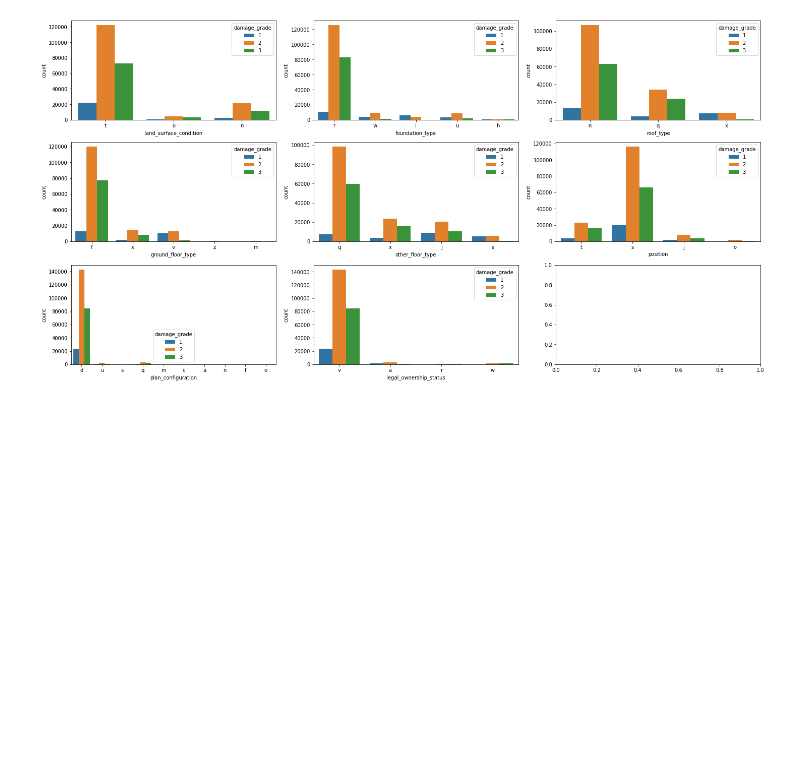
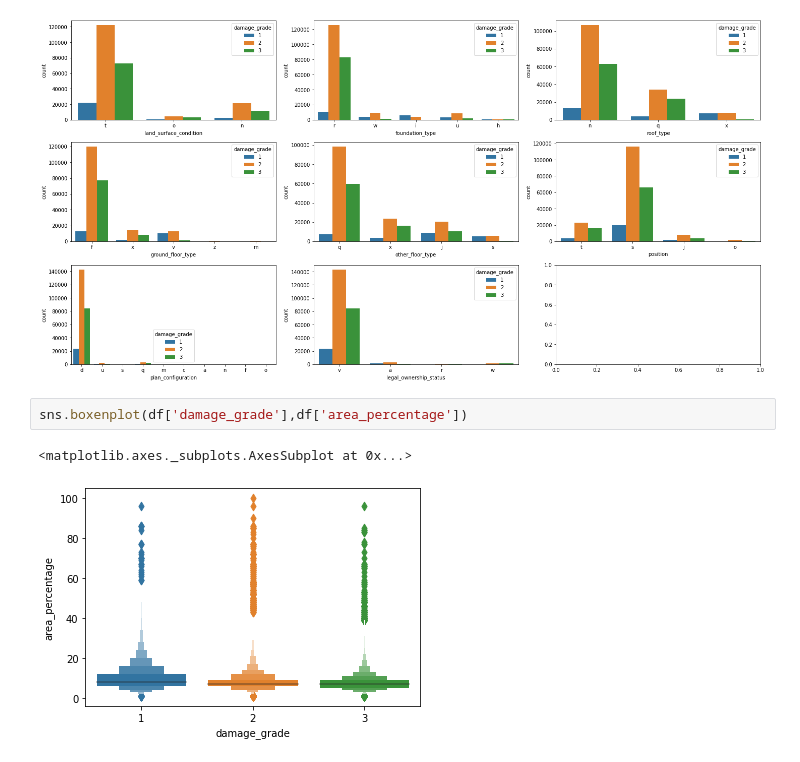
Before and after one commit to VandhanaV/Richetors-predictor-, a Jupyter notebook: RP.ipynb, the cells around one changed output. Cells and saved outputs as stored; diff of their text form; blank space fills up the shorter version.

```diff
--- a/RP.ipynb
+++ b/RP.ipynb
@@ -182,3 +262,8 @@ for ax,col in zip(ax,cat_cols):
   sns.countplot(df[col],hue=df['damage_grade'],ax=ax)
 # %% [output]
 [figure]
+# %%
+sns.boxenplot(df['damage_grade'],df['area_percentage'])
+# %% [output]
+<matplotlib.axes._subplots.AxesSubplot at 0x...>
+[figure, added]
```
Also changed, not shown: parts of 37 cells of this notebook.
